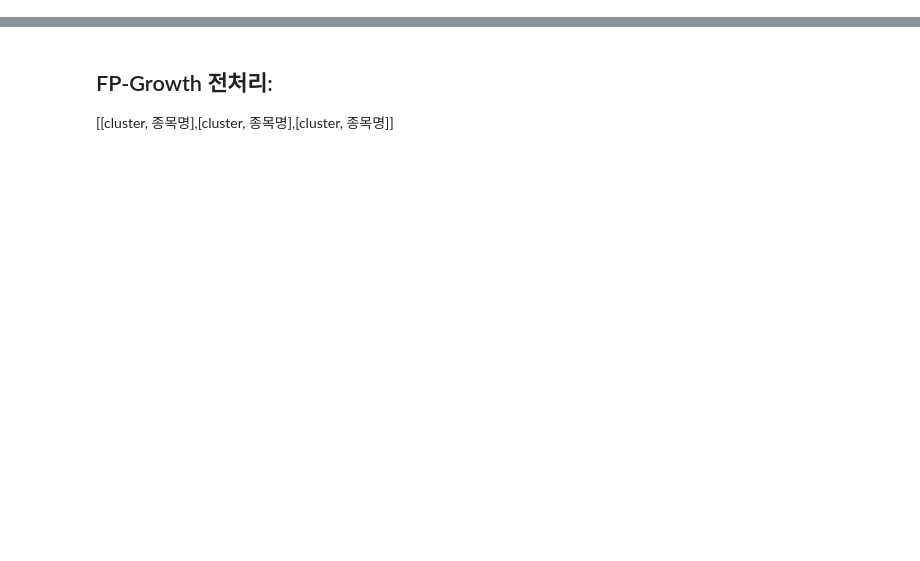
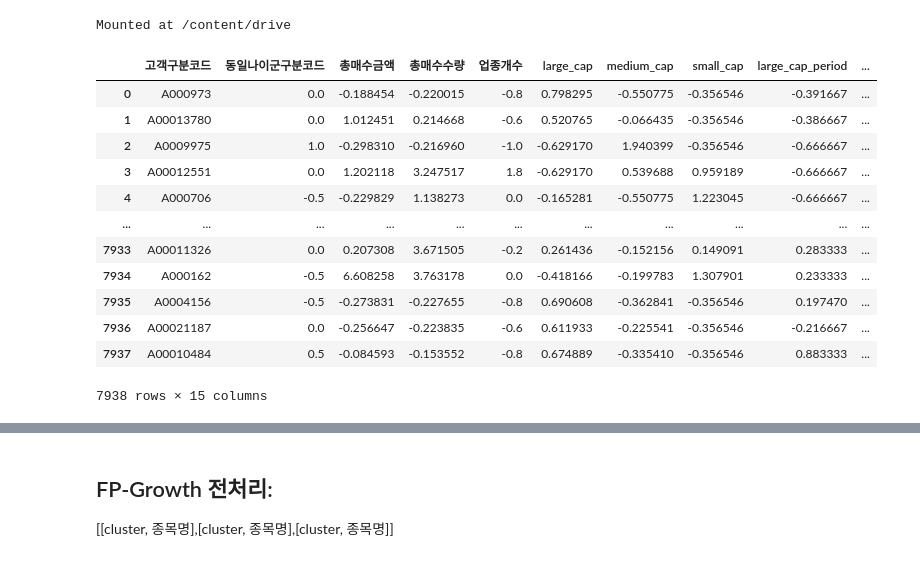
Before and after one commit to christine127/Portfolio_Recommendation_Project, a Jupyter notebook: 알고리즘.ipynb, the cells around one changed output, grey strips where cells are left out. Saved outputs shown, nothing was run; the diff lists cells and outputs as text; code cells hidden in the pictures; blank space fills up the shorter version.

```diff
--- a/알고리즘.ipynb
+++ b/알고리즘.ipynb
@@ -1,3 +3,8 @@
+# %%
+from google.colab import drive
+drive.mount('/content/drive')
+# %% [output]
+Mounted at /content/drive
 # %%
 import pandas as pd
 import numpy as np
@@ -10 +16,17 @@ customer_info['Cluster']= ['C1','C2','C3']
+# %%
+customer_info
+# %% [output]
+|  | 고객구분코드 | 동일나이군구분코드 | 총매수금액 | 총매수수량 | 업종개수 | large_cap | medium_cap | small_cap | large_cap_period | ... |
+| 0 | A000973 | 0.0 | -0.188454 | -0.220015 | -0.8 | 0.798295 | -0.550775 | -0.356546 | -0.391667 | ... |
+| 1 | A00013780 | 0.0 | 1.012451 | 0.214668 | -0.6 | 0.520765 | -0.066435 | -0.356546 | -0.386667 | ... |
+| 2 | A0009975 | 1.0 | -0.298310 | -0.216960 | -1.0 | -0.629170 | 1.940399 | -0.356546 | -0.666667 | ... |
+| 3 | A00012551 | 0.0 | 1.202118 | 3.247517 | 1.8 | -0.629170 | 0.539688 | 0.959189 | -0.666667 | ... |
+| 4 | A000706 | -0.5 | -0.229829 | 1.138273 | 0.0 | -0.165281 | -0.550775 | 1.223045 | -0.666667 | ... |
+| ... | ... | ... | ... | ... | ... | ... | ... | ... | ... | ... |
+| 7933 | A00011326 | 0.0 | 0.207308 | 3.671505 | -0.2 | 0.261436 | -0.152156 | 0.149091 | 0.283333 | ... |
+| 7934 | A000162 | -0.5 | 6.608258 | 3.763178 | 0.0 | -0.418166 | -0.199783 | 1.307901 | 0.233333 | ... |
+| 7935 | A0004156 | -0.5 | -0.273831 | -0.227655 | -0.8 | 0.690608 | -0.362841 | -0.356546 | 0.197470 | ... |
+| 7936 | A00021187 | 0.0 | -0.256647 | -0.223835 | -0.6 | 0.611933 | -0.225541 | -0.356546 | -0.216667 | ... |
+| 7937 | A00010484 | 0.5 | -0.084593 | -0.153552 | -0.8 | 0.674889 | -0.335410 | -0.356546 | 0.883333 | ... |
+7938 rows × 15 columns
 # %%
```
Also changed, not shown: parts of 9 cells of this notebook.
